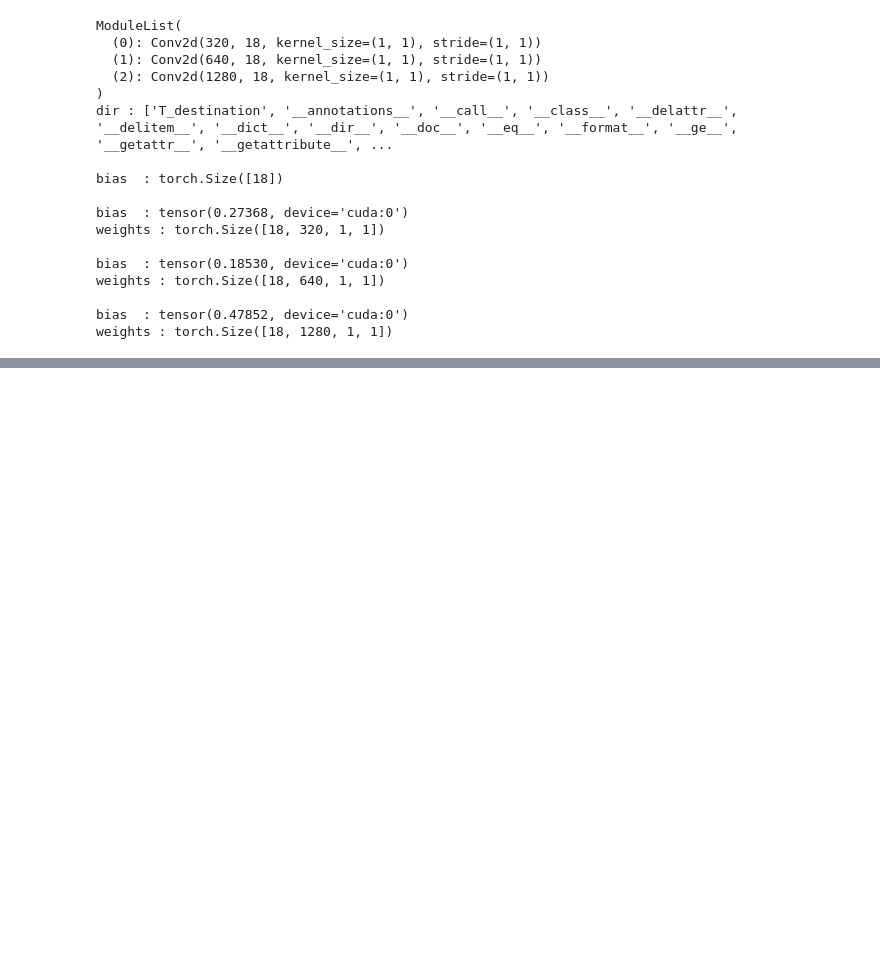
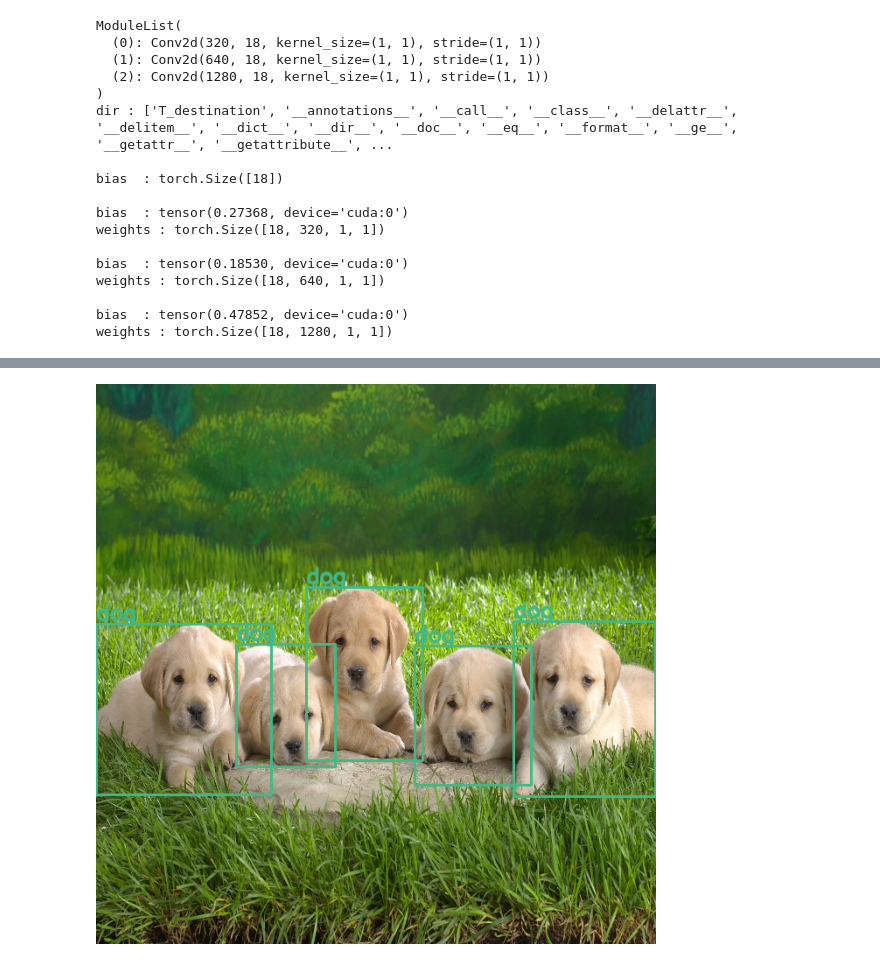
Before and after one commit to david95j2/my_utils, a Jupyter notebook: src/model/grad_cam/class_activation_map.ipynb, the cells around one changed output, grey strips where cells are left out. Drawn from its saved outputs; the diff is of its cells as text; code cells hidden in the pictures; blank space fills up the shorter version.

```diff
--- a/src/model/grad_cam/class_activation_map.ipynb
+++ b/src/model/grad_cam/class_activation_map.ipynb
@@ -73,7 +74,6 @@ weights : torch.Size([18, 640, 1, 1])
 bias  : tensor(0.47852, device='cuda:0')
 weights : torch.Size([18, 1280, 1, 1])
 # %%
-
 COLORS = np.random.uniform(0, 255, size=(80, 3))
 
 def parse_detections(results):
@@ -113,3 +113,27 @@ def draw_detections(boxes, colors, names, img):
                     cv2.FONT_HERSHEY_SIMPLEX, 0.8, color, 2,
                     lineType=cv2.LINE_AA)
     return img
+
+model = torch.hub.load('ultralytics/yolov5', 'yolov5s', pretrained=True)
+model.eval()
+model.cpu()
+# %%
+img = cv2.imread("/home/joo/Downloads/dog.jpg")
+img = cv2.cvtColor(img, cv2.COLOR_BGR2RGB)
+img = cv2.resize(img, (640, 640))
+
+rgb_img = img.copy()
+print(f"rgb_img.shape : {rgb_img.shape}")
+
+img = np.float32(img) / 255
+print(f"np.float32/255 : {img.shape}")
+
+transform = transforms.ToTensor()
+tensor = transform(img).unsqueeze(0) # 차원 1 늘려줌!
+
+
+target_layers = [model.model.model.model[-2]]
+print(f"target_layers : {target_layers}")
+
+results = model([rgb_img])
+print(f"results : {results}")
@@ -115,0 +158,6 @@ def draw_detections(boxes, colors, names, img):
+# %%
+boxes, colors, names = parse_detections(results)
+detections = draw_detections(boxes, colors, names, rgb_img.copy())
+Image.fromarray(detections)
+# %% [output]
+[figure, added]
```
Also changed, not shown: parts of 4 cells of this notebook, 2 other files.
